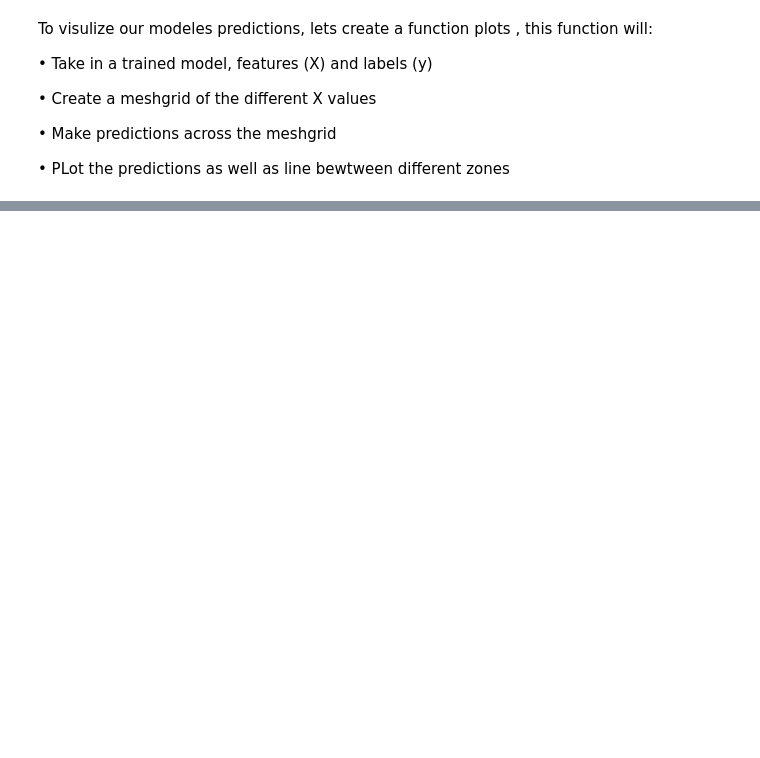
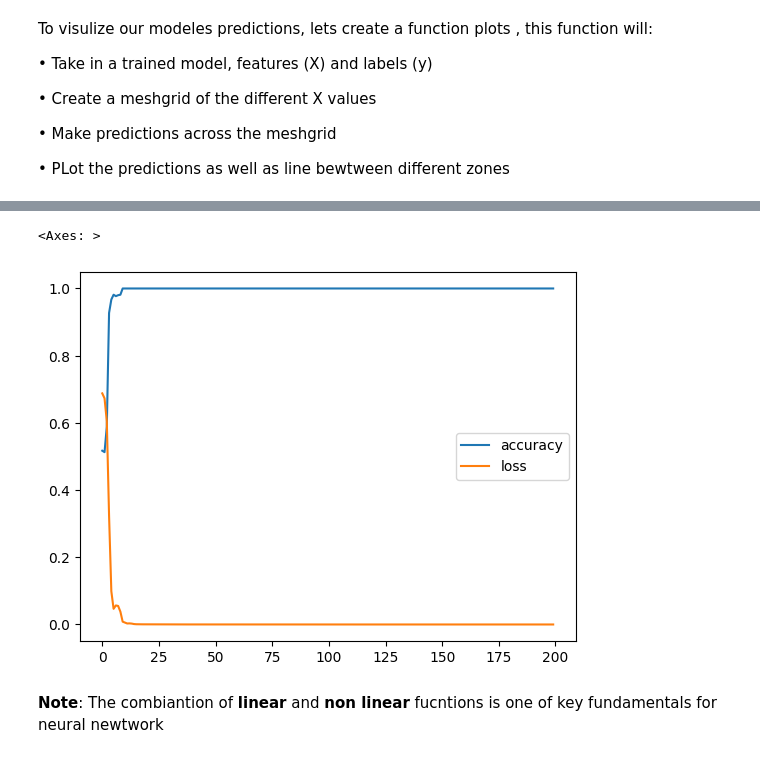
Before and after one commit to ALOK158/Neural_Network_TensorFlow, a Jupyter notebook: Neural_Network_Classification_TensorFlow.ipynb, the cells around one changed output, grey strips where cells are left out. Cells and saved outputs as stored; diff of their text form; code cells hidden in the pictures; blank space fills up the shorter version.

```diff
--- a/Neural_Network_Classification_TensorFlow.ipynb
+++ b/Neural_Network_Classification_TensorFlow.ipynb
@@ -261,0 +264,20 @@ made with ml-github
+# %%
+#Modeling
+tf.random.set_seed(42)
+
+#Creating the model
+model_1=tf.keras.Sequential([
+      tf.keras.Input(shape=(2,)),
+      tf.keras.layers.Dense(1024,activation="relu"),
+      tf.keras.layers.Dense(512,activation="relu"),
+      tf.keras.layers.Dense(256,activation="relu"),
+      tf.keras.layers.Dense(32,activation="relu"),
+      tf.keras.layers.Dense(1,activation="sigmoid")
+])
+
+#Compile the model
+model_1.compile(loss=tf.keras.losses.BinaryCrossentropy(),
+              optimizer=tf.keras.optimizers.Adam(learning_rate=0.001),
+              metrics=["accuracy"])
+#fit the mode
+h=model_1.fit(x_train,y_train,epochs=200)
@@ -261,0 +302,7 @@ made with ml-github
+# %%
+pd.DataFrame(h.history).plot()
+# %% [output]
+<Axes: >
+[figure, added]
+# %% [markdown]
+**Note**: The combiantion of **linear** and **non linear** fucntions is one of key fundamentals for neural newtwork
```
Also changed, not shown: parts of 8 cells of this notebook.
